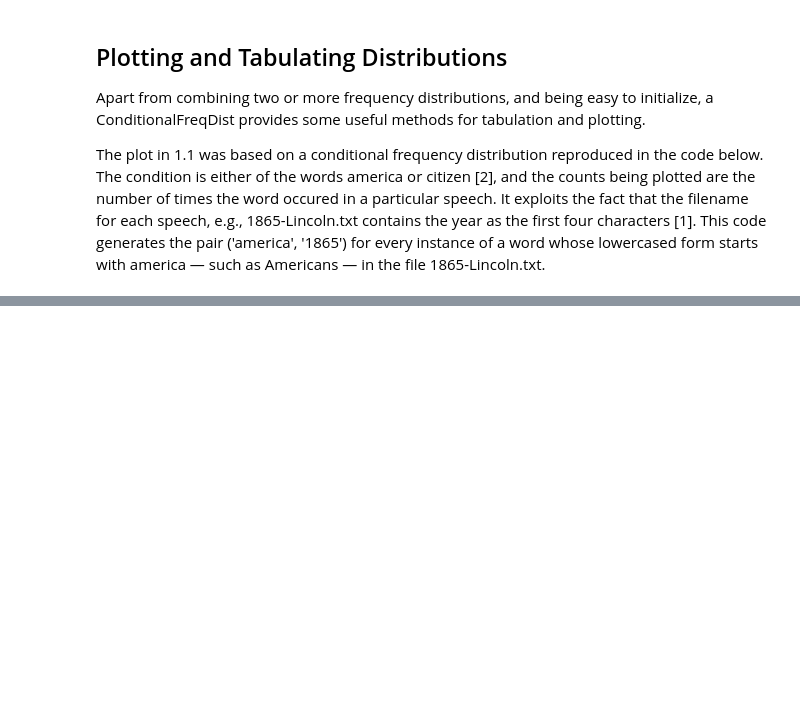
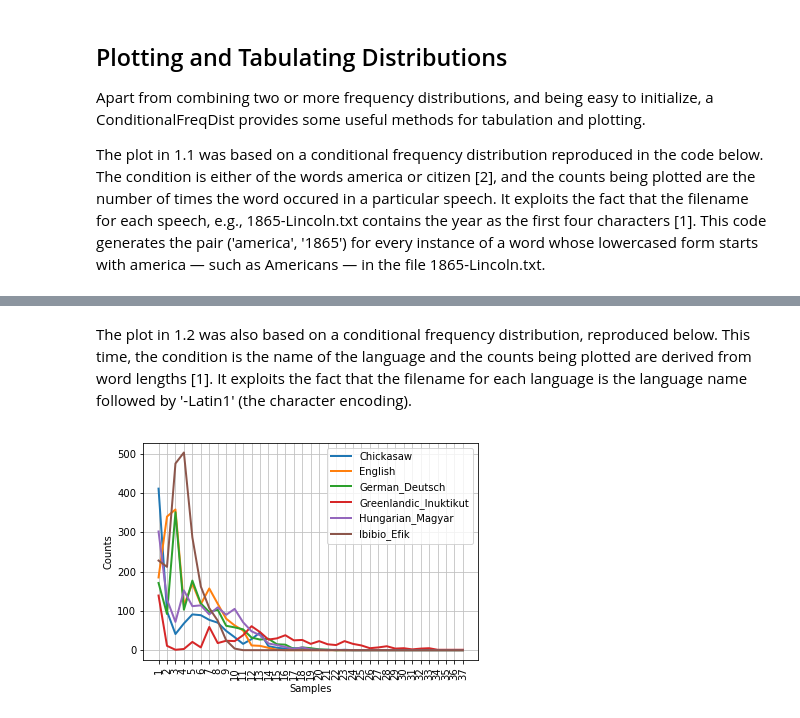
Before and after one commit to iamjz/NaturalLanguageProcessing, a Jupyter notebook: Chap02_AccessingTextCorporaLexicalResources.ipynb, the cells around one changed output, grey strips where cells are left out. Cells and saved outputs as stored; diff of their text form; code cells hidden in the pictures; blank space fills up the shorter version.

```diff
--- a/Chap02_AccessingTextCorporaLexicalResources.ipynb
+++ b/Chap02_AccessingTextCorporaLexicalResources.ipynb
@@ -383,0 +398,16 @@ The plot in 1.1 was based on a conditional frequency distribution reproduced in
+# %% [markdown]
+The plot in 1.2 was also based on a conditional frequency distribution, reproduced below. This time, the condition is the name of the language and the counts being plotted are derived from word lengths [1]. It exploits the fact that the filename for each language is the language name followed by '-Latin1' (the character encoding).
+# %%
+from nltk.corpus import udhr
+
+languages = ["Chickasaw", "English", "German_Deutsch", "Greenlandic_Inuktikut", "Hungarian_Magyar", "Ibibio_Efik"]
+
+cfd = nltk.ConditionalFreqDist(
+                (lang, len(word))
+                for lang in languages
+                for word in udhr.words(lang + "-Latin1")
+)
+
+cfd.plot()
+# %% [output]
+[figure, added]
```
Also changed, not shown: parts of 147 cells of this notebook, 1 other file.
